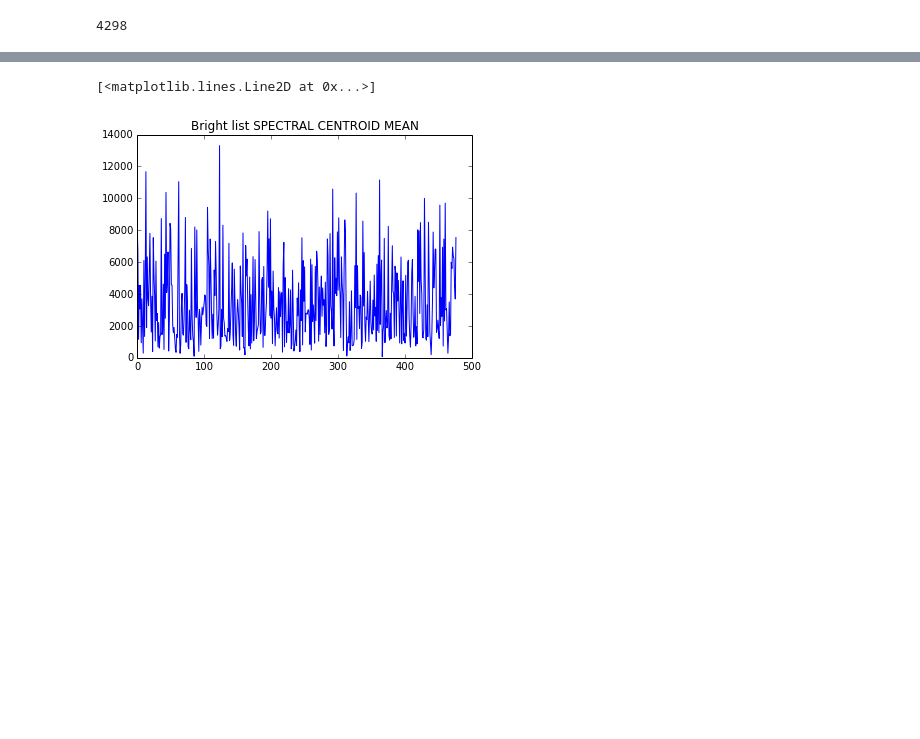
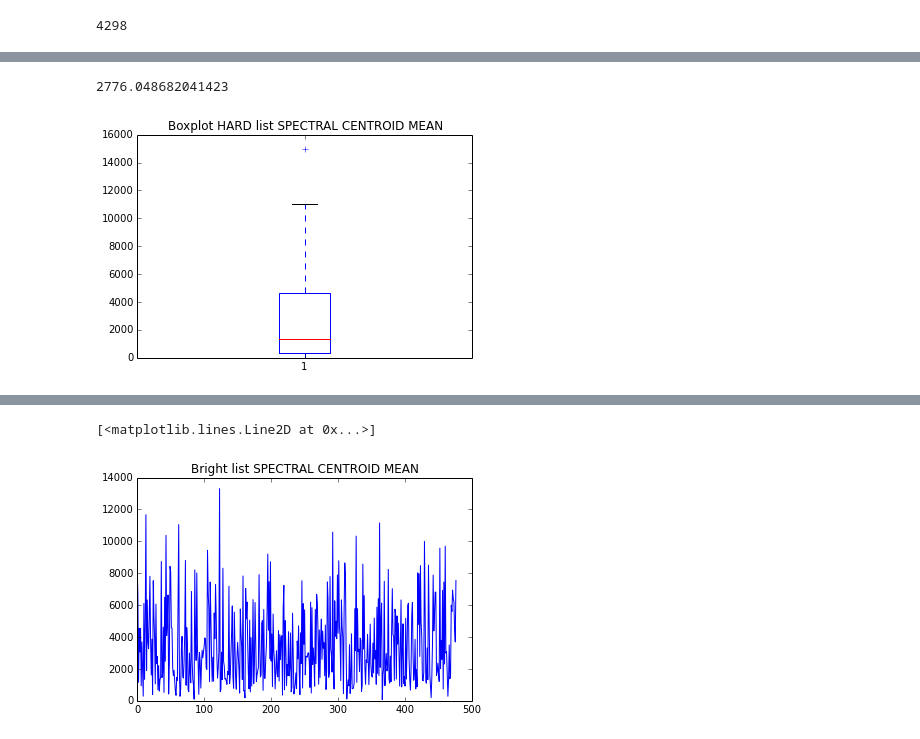
Before and after one commit to pedrogogo/SMC_Th, a Jupyter notebook: json_read_computing_essentia_descriptors.ipynb, the cells around one changed output, grey strips where cells are left out. Cells and saved outputs as stored; diff of their text form; code cells hidden in the pictures; blank space fills up the shorter version.

```diff
--- a/json_read_computing_essentia_descriptors.ipynb
+++ b/json_read_computing_essentia_descriptors.ipynb
@@ -414,0 +459,7 @@ sum(sc_sharp_mean) / float(len(sc_sharp_mean))
+# %%
+plt.title ('Boxplot HARD list SPECTRAL CENTROID MEAN')
+plt.boxplot(sc_hard_mean)
+sum(sc_hard_mean) / float(len(sc_hard_mean))
+# %% [output]
+2776.048682041423
+[figure, added]
```
Also changed, not shown: parts of 106 cells of this notebook.
